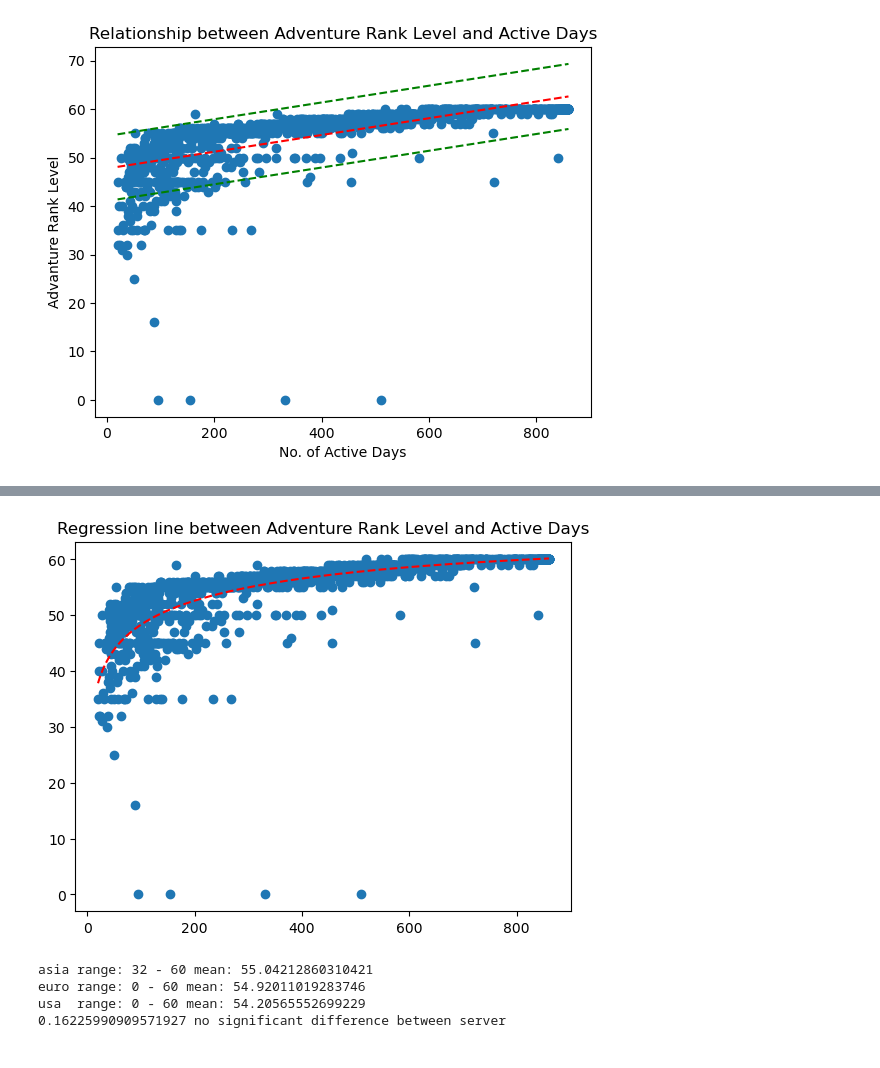
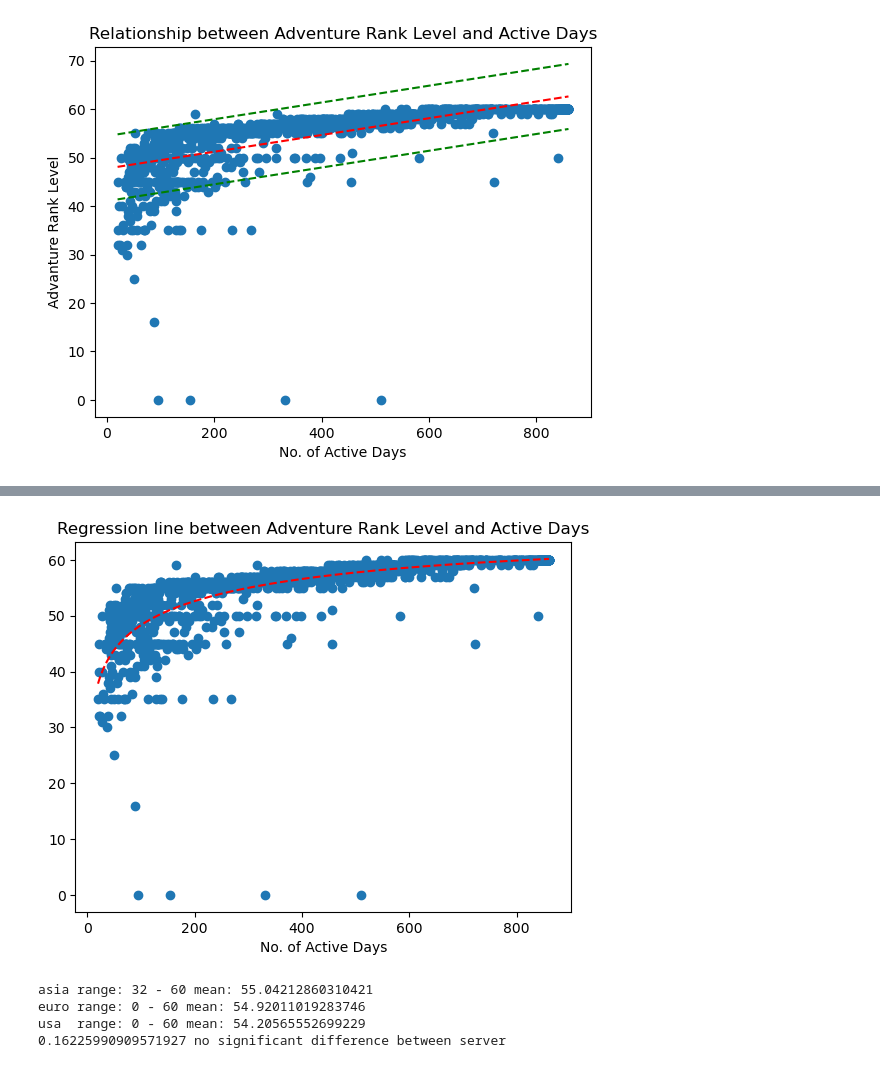
Before and after one commit to jasonchuangkw/project_genshin, a Jupyter notebook: codes/eda_and_analysis.ipynb, the cells around one changed output, grey strips where cells are left out. Saved outputs shown, nothing was run; the diff lists cells and outputs as text; code cells hidden in the pictures.

```diff
--- a/codes/eda_and_analysis.ipynb
+++ b/codes/eda_and_analysis.ipynb
@@ -487,6 +487,7 @@ print(results.summary())
 plt.scatter(df.days_active, y_sm, label='data')
 plt.plot(x,ypred,"r--")
 plt.title("Regression line between Adventure Rank Level and Active Days")
+plt.xlabel("No. of Active Days")
 plt.show()
 # %% [output]
                             OLS Regression Results
@@ -499,14 +500,14 @@ Time:                        16:34:40   Log-Likelihood:                -3541.6
 No. Observations:                1203   AIC:                             7089.
 Df Residuals:                    1200   BIC:                             7105.
 Df Model:                           2
 Covariance Type:            nonrobust
 ====================================================================================
 ... (12 lines left out)
 Notes:
 [1] Standard Errors assume that the covariance matrix of the errors is correctly specified.
 [2] The condition number is large, 7.18e+03. This might indicate that there are
 strong multicollinearity or other numerical problems.
-[figure, old version]
+[figure, new version]
 # %%
 asia_list = df[df['server'] == 'asia'].level.tolist()
 euro_list = df[df['server'] == 'euro'].level.tolist()
```
Also changed, not shown: parts of 1 cell of this notebook, 1 other file.
